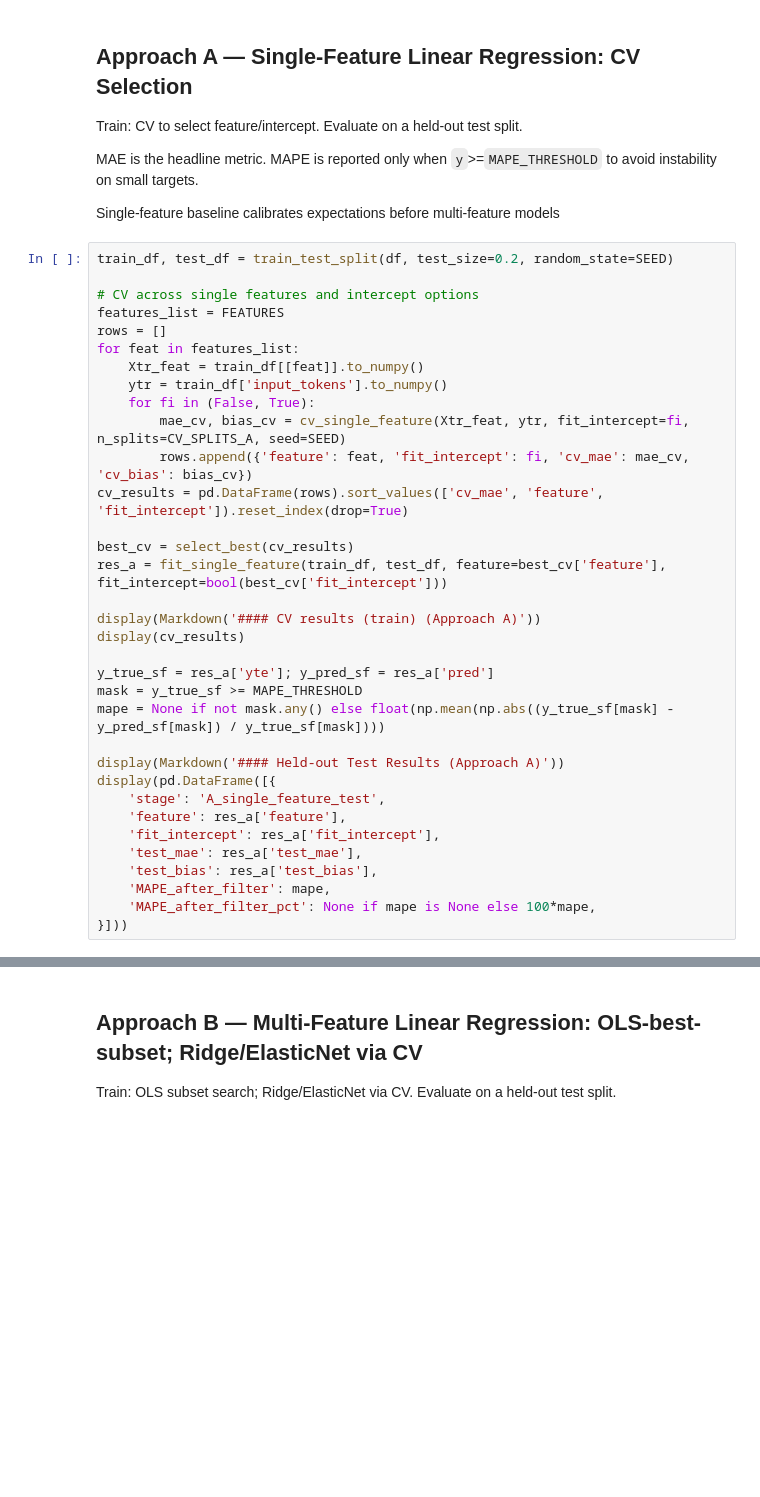
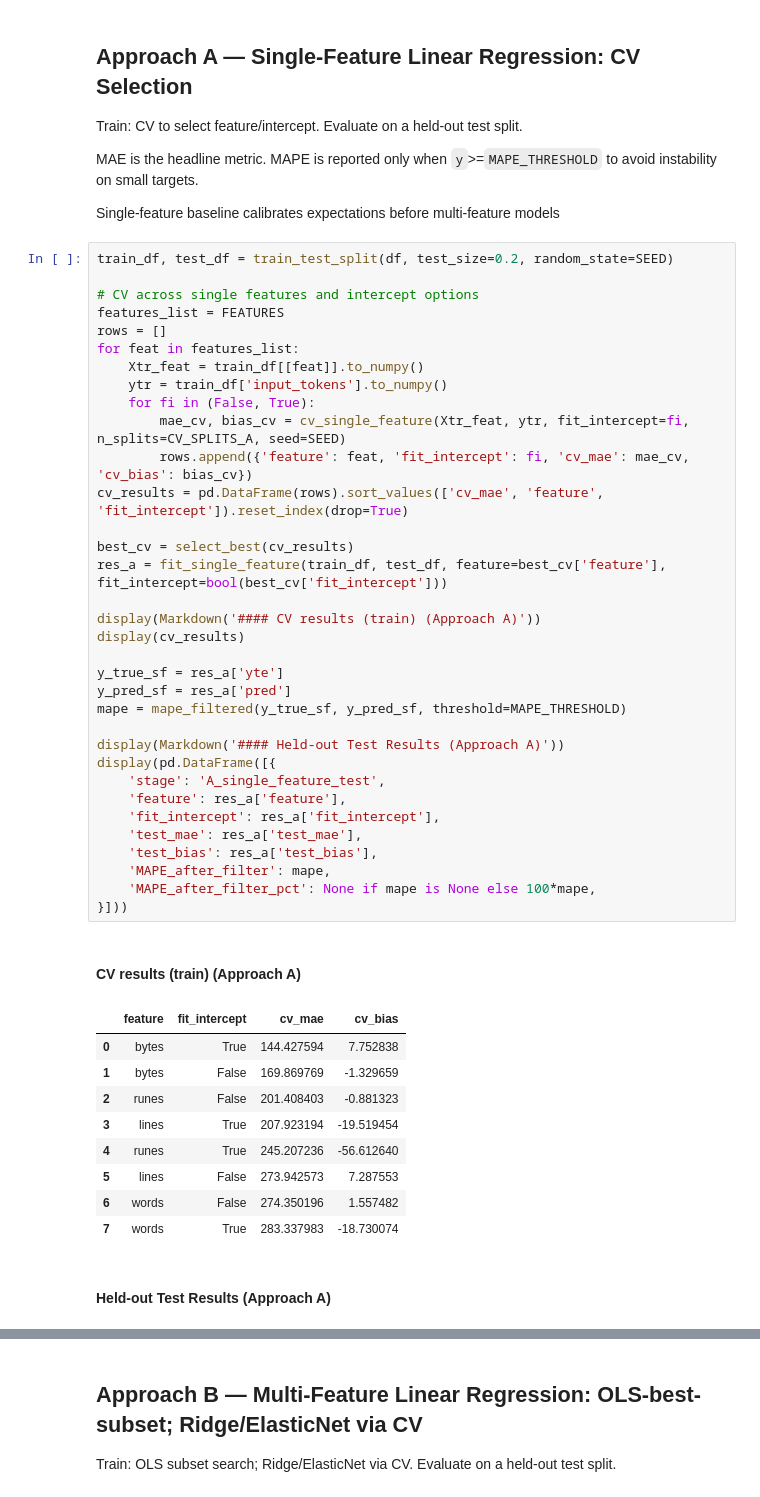
Before and after one commit to petasbytes/token-approx, a Jupyter notebook: notebooks/01_eda_and_baselines.ipynb, the cells around one changed output, grey strips where cells are left out. Drawn from its saved outputs; the diff is of its cells as text; blank space fills up the shorter version.

```diff
--- a/notebooks/01_eda_and_baselines.ipynb
+++ b/notebooks/01_eda_and_baselines.ipynb
@@ -112,33 +127,45 @@ Single-feature baseline calibrates expectations before multi-feature models
 train_df, test_df = train_test_split(df, test_size=0.2, random_state=SEED)
 
 # CV across single features and intercept options
 features_list = FEATURES
 rows = []
 for feat in features_list:
     Xtr_feat = train_df[[feat]].to_numpy()
     ytr = train_df['input_tokens'].to_numpy()
     for fi in (False, True):
         mae_cv, bias_cv = cv_single_feature(Xtr_feat, ytr, fit_intercept=fi, n_splits=CV_SPLITS_A, seed=SEED)
         rows.append({'feature': feat, 'fit_intercept': fi, 'cv_mae': mae_cv, 'cv_bias': bias_cv})
 cv_results = pd.DataFrame(rows).sort_values(['cv_mae', 'feature', 'fit_intercept']).reset_index(drop=True)
 
 best_cv = select_best(cv_results)
 res_a = fit_single_feature(train_df, test_df, feature=best_cv['feature'], fit_intercept=bool(best_cv['fit_intercept']))
 
 display(Markdown('#### CV results (train) (Approach A)'))
 display(cv_results)
 
-y_true_sf = res_a['yte']; y_pred_sf = res_a['pred']
-mask = y_true_sf >= MAPE_THRESHOLD
-mape = None if not mask.any() else float(np.mean(np.abs((y_true_sf[mask] - y_pred_sf[mask]) / y_true_sf[mask])))
+y_true_sf = res_a['yte']
+y_pred_sf = res_a['pred']
+mape = mape_filtered(y_true_sf, y_pred_sf, threshold=MAPE_THRESHOLD)
 
 display(Markdown('#### Held-out Test Results (Approach A)'))
 display(pd.DataFrame([{
     'stage': 'A_single_feature_test',
     'feature': res_a['feature'],
     'fit_intercept': res_a['fit_intercept'],
     'test_mae': res_a['test_mae'],
     'test_bias': res_a['test_bias'],
     'MAPE_after_filter': mape,
     'MAPE_after_filter_pct': None if mape is None else 100*mape,
 }]))
+# %% [output]
+#### CV results (train) (Approach A)
+|  | feature | fit_intercept | cv_mae | cv_bias |
+| 0 | bytes | True | 144.427594 | 7.752838 |
+| 1 | bytes | False | 169.869769 | -1.329659 |
+| 2 | runes | False | 201.408403 | -0.881323 |
+| 3 | lines | True | 207.923194 | -19.519454 |
+| 4 | runes | True | 245.207236 | -56.612640 |
+| 5 | lines | False | 273.942573 | 7.287553 |
+| 6 | words | False | 274.350196 | 1.557482 |
+| 7 | words | True | 283.337983 | -18.730074 |
+#### Held-out Test Results (Approach A)
```
Also changed, not shown: parts of 12 cells of this notebook, 2 other files.
